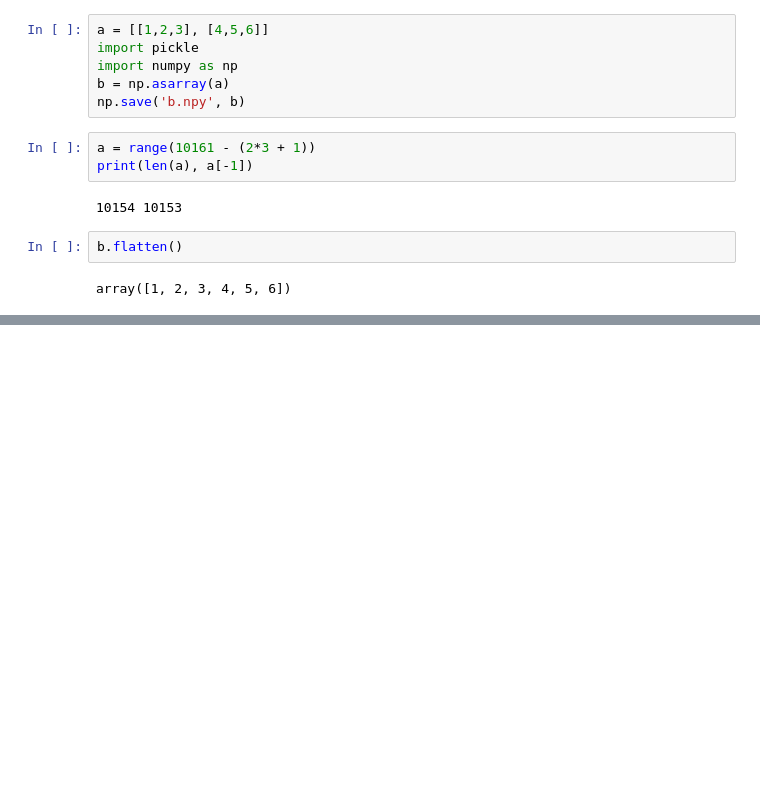
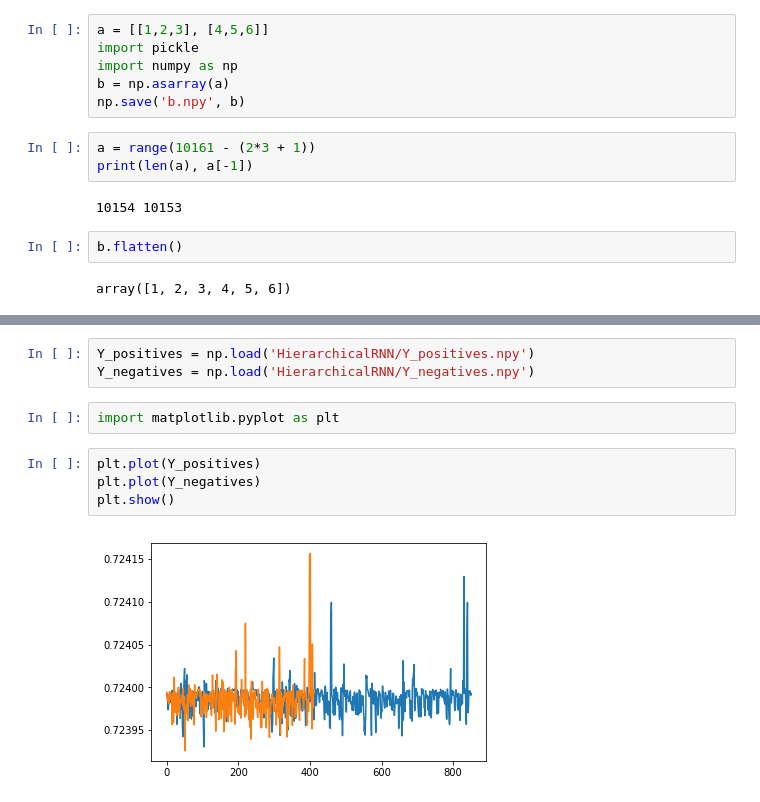
Before and after one commit to benjisympa/HierarchicalRNN, a Jupyter notebook: RNNConsecutiveSentences.ipynb, the cells around one changed output, grey strips where cells are left out. Saved outputs shown, nothing was run; the diff lists cells and outputs as text; blank space fills up the shorter version.

Commit message:
Add analysis plot and change index we

```diff
--- a/RNNConsecutiveSentences.ipynb
+++ b/RNNConsecutiveSentences.ipynb
@@ -901,0 +973,11 @@ array([1, 2, 3, 4, 5, 6])
+# %%
+Y_positives = np.load('HierarchicalRNN/Y_positives.npy')
+Y_negatives = np.load('HierarchicalRNN/Y_negatives.npy')
+# %%
+import matplotlib.pyplot as plt
+# %%
+plt.plot(Y_positives)
+plt.plot(Y_negatives)
+plt.show()
+# %% [output]
+[figure, added]
```
Also changed, not shown: parts of 10 cells of this notebook, 3 other files.
